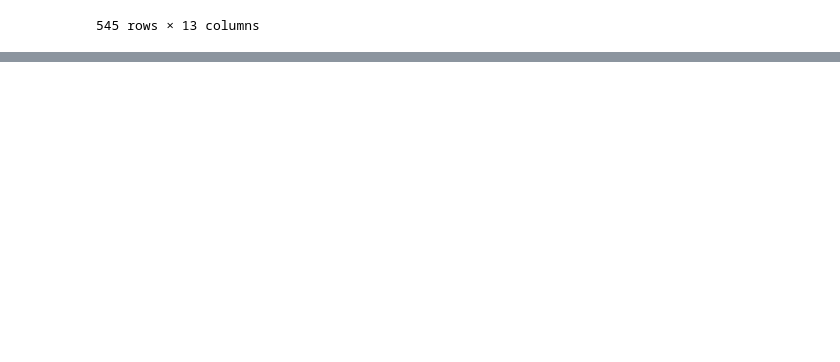
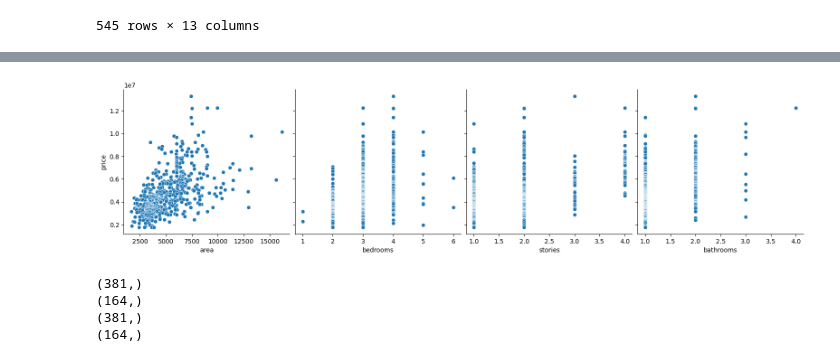
Before and after one commit to karthzzz/Linear_regression, a Jupyter notebook: house_price_prediction.ipynb, the cells around one changed output, grey strips where cells are left out. Saved outputs shown, nothing was run; the diff lists cells and outputs as text; code cells hidden in the pictures; blank space fills up the shorter version.

```diff
--- a/house_price_prediction.ipynb
+++ b/house_price_prediction.ipynb
@@ -25,0 +54,6 @@ df
+# %%
+sns.pairplot(df, x_vars=[ 'area', 'bedrooms','stories','bathrooms' ], y_vars = 'price', size = 4, kind = 'scatter' )
+plt.show()
+# cool, it is plotting price against area, bedrooms and stories. I can see the relationship between price and the features
+# %% [output]
+[figure, added]
@@ -25,0 +66,10 @@ df
+# %%
+print( X_train.shape )
+print( X_test.shape )
+print( y_train.shape )
+print( y_test.shape )
+# %% [output]
+(381,)
+(164,)
+(381,)
+(164,)
```
Also changed, not shown: parts of 15 cells of this notebook.
